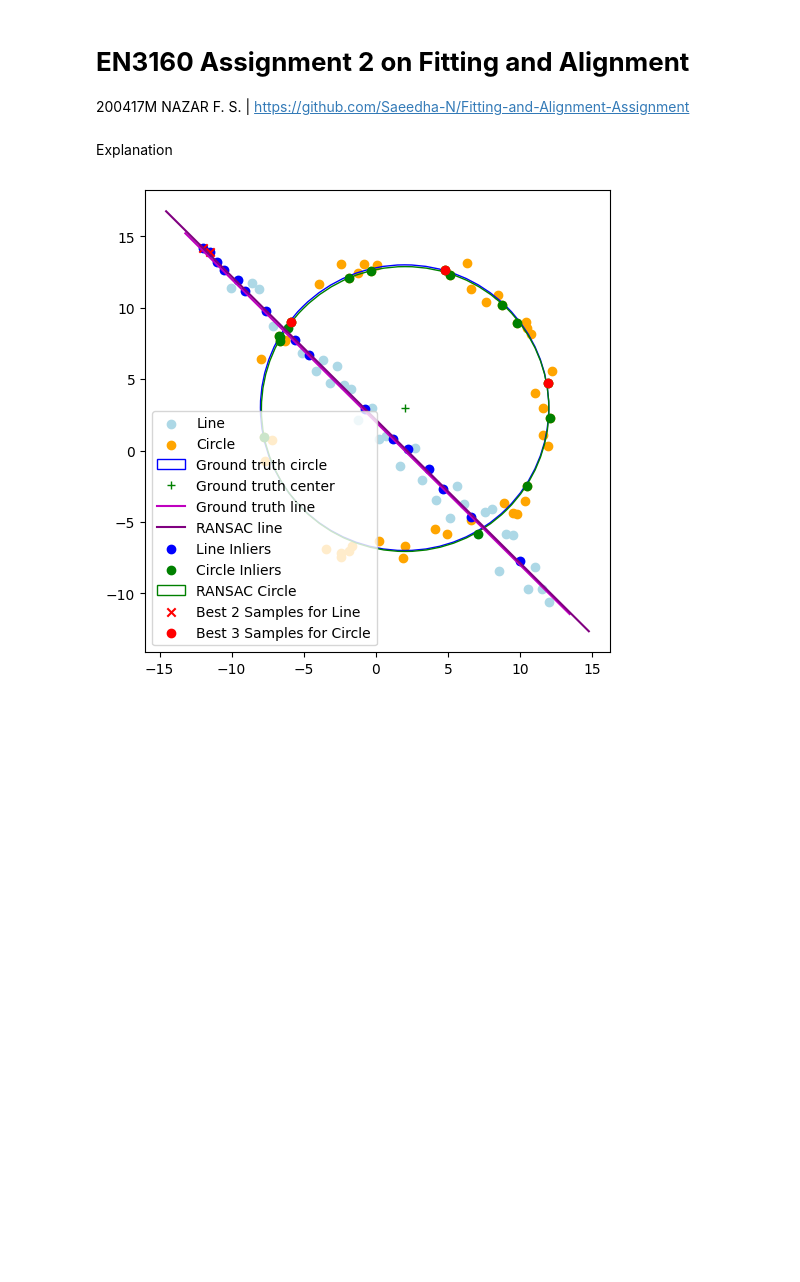
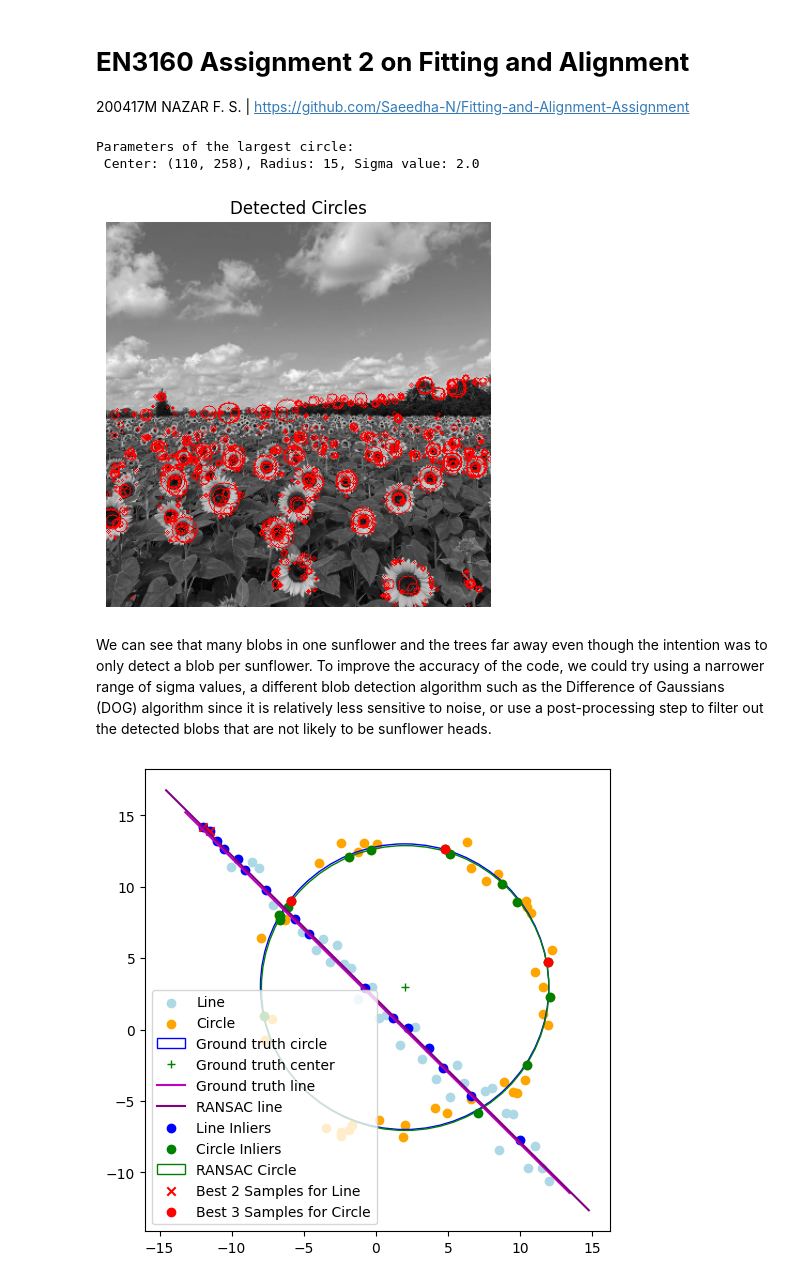
Before and after one commit to Saeedha-N/Fitting-and-Alignment-Assignment, a Jupyter notebook: 200417M_a02.ipynb, the cells around one changed output. Drawn from its saved outputs; the diff is of its cells as text; code cells hidden in the pictures; blank space fills up the shorter version.

```diff
--- a/200417M_a02.ipynb
+++ b/200417M_a02.ipynb
@@ -6,5 +4,63 @@
-# %% [markdown]
-Explanation
+# %%
+#Q1
+import cv2 as cv
+import numpy as np
+import matplotlib.pyplot as plt
+
+# Load the sunflower field image
+image = cv.imread('the_berry_farms_sunflower_field.jpeg', cv.IMREAD_REDUCED_COLOR_4)
+gray_image = cv.cvtColor(image, cv.COLOR_BGR2GRAY)
+
+# Set up parameters for scale-space extrema detection
+minimum_sigma = 1.0  # Minimum sigma value (smaller values for smaller blobs)
+maximum_sigma = 2.0  # Maximum sigma value (larger values for larger blobs)
+sigma_num_values = 5 # Number of sigma values to test
+threshold = 0.35  # Threshold for blob detection
+
+# Create an empty list to store detected circles
+circles = []
+
+# Loop through different sigma values to detect blobs at different scales
+for sigma in np.linspace(minimum_sigma, maximum_sigma, sigma_num_values):
+    # Apply LoG (Laplacian of Gaussian) to the grayscale image with the current sigma
+    blurred = cv.GaussianBlur(gray_image, (0, 0), sigma)
+    laplacian = cv.Laplacian(blurred, cv.CV_64F)
+    abs_laplacian = np.abs(laplacian) # Calculate the absolute Laplacian values
+
+    blob_mask = abs_laplacian > threshold * abs_laplacian.max() # Create a binary image where blobs are detected using the threshold
+    contours, _ = cv.findContours(blob_mask.astype(np.uint8), cv.RETR_EXTERNAL, cv.CHAIN_APPROX_SIMPLE) # Find contours in the blob mask
+
+    # Loop through the detected contours and fit circles to them
+    for contour in contours:
+        if len(contour) >= 5:
+            (x, y), radius = cv.minEnclosingCircle(contour)
+            center = (int(x), int(y))
+            radius = int(radius)
+            circles.append((center, radius, sigma))
+
+circles.sort(key=lambda x: -x[1]) # Sort the detected circles by radius in descending order
+
+# Report the parameters of the largest circle
+largest_circle = circles[0]
+center, radius, sigma = largest_circle
+print("Parameters of the largest circle:\n", f"Center: {center}, Radius: {radius}, Sigma value: {sigma}")
+line_thickness = 1 # Set the desired line thickness for drawn circles
+
+# Draw all detected circles with the specified line thickness
+output_image = cv.cvtColor(gray_image, cv.COLOR_GRAY2BGR)
+for circle in circles:
+    center, radius, _ = circle
+    cv.circle(output_image, center, radius, (0, 0, 255), line_thickness)  # Red color
+
+# Display the grayscale image with detected circles using matplotlib
+plt.figure(figsize=(5, 5)), plt.imshow(cv.cvtColor(output_image, cv.COLOR_BGR2RGB), cmap='gray'), plt.axis('off'), plt.title('Detected Circles')
+plt.show()
+# %% [output]
+Parameters of the largest circle:
+ Center: (110, 258), Radius: 15, Sigma value: 2.0
+[figure, added]
+# %% [markdown]
+We can see that many blobs in one sunflower and the trees far away even though the intention was to only detect a blob per sunflower. To improve the accuracy of the code, we could try using a narrower range of sigma values, a different blob detection algorithm such as the Difference of Gaussians (DOG) algorithm since it is relatively less sensitive to noise, or use a post-processing step to filter out the detected blobs that are not likely to be sunflower heads.
 # %%
 #Q2
 import numpy as np
```
Also changed, not shown: parts of 1 cell of this notebook.
